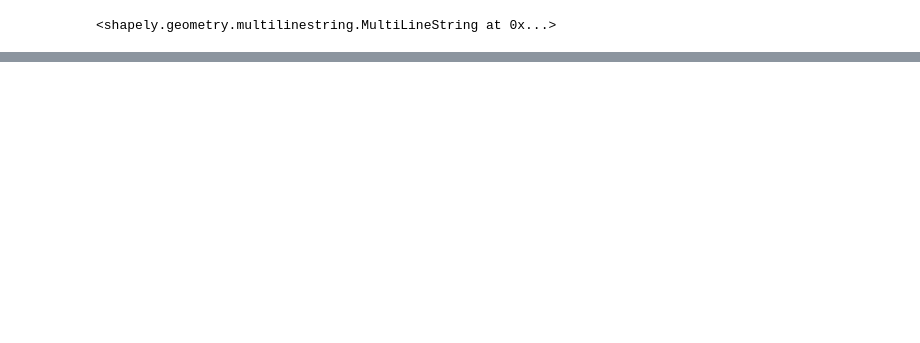
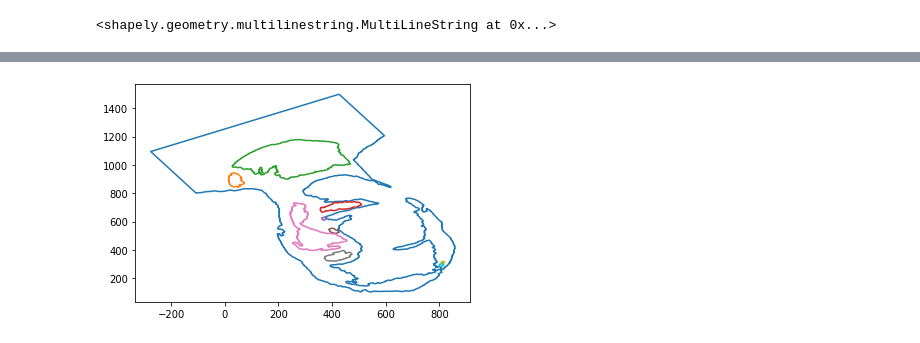
Before and after one commit to ejbosia/drawbot, a Jupyter notebook: python/Zig Zag - Shapely.ipynb, the cells around one changed output, grey strips where cells are left out. Saved outputs shown, nothing was run; the diff lists cells and outputs as text; code cells hidden in the pictures; blank space fills up the shorter version.

```diff
--- a/python/Zig Zag - Shapely.ipynb
+++ b/python/Zig Zag - Shapely.ipynb
@@ -100 +80,25 @@ def find_peaks(contour):
+# %%
+# find peaks numba
+@jit(nopython=True)
+def find_peaks_numba(contour):
+
+    peaks = []
+
+    end = len(contour)-1
+
+    # check first point
+    if contour[1][1] == contour[end][1]:
+        peaks.append(contour[0])
+
+    # check last point
+    if contour[0][1] == contour[end-1][1]:
+        peaks.append(contour[end])
+
+    # check every point for peaks
+    for i in range(1, end):
+
+        if contour[i-1][1] == contour[i+1][1]:
+            peaks.append(contour[i])
+
+    return peaks
 # %%
@@ -441,0 +284,16 @@ print(pts)
+# %%
+all_points = []
+
+contour_indices = [0]
+
+sum = 0
+for contour in contour_list:
+    sum+= len(contour)
+    contour_indices.append(sum)
+
+    for c in contour:
+        all_points.append(c)
+
+    plot_path(contour)
+# %% [output]
+[figure, added]
```
Also changed, not shown: parts of 27 cells of this notebook, 2 other files.
